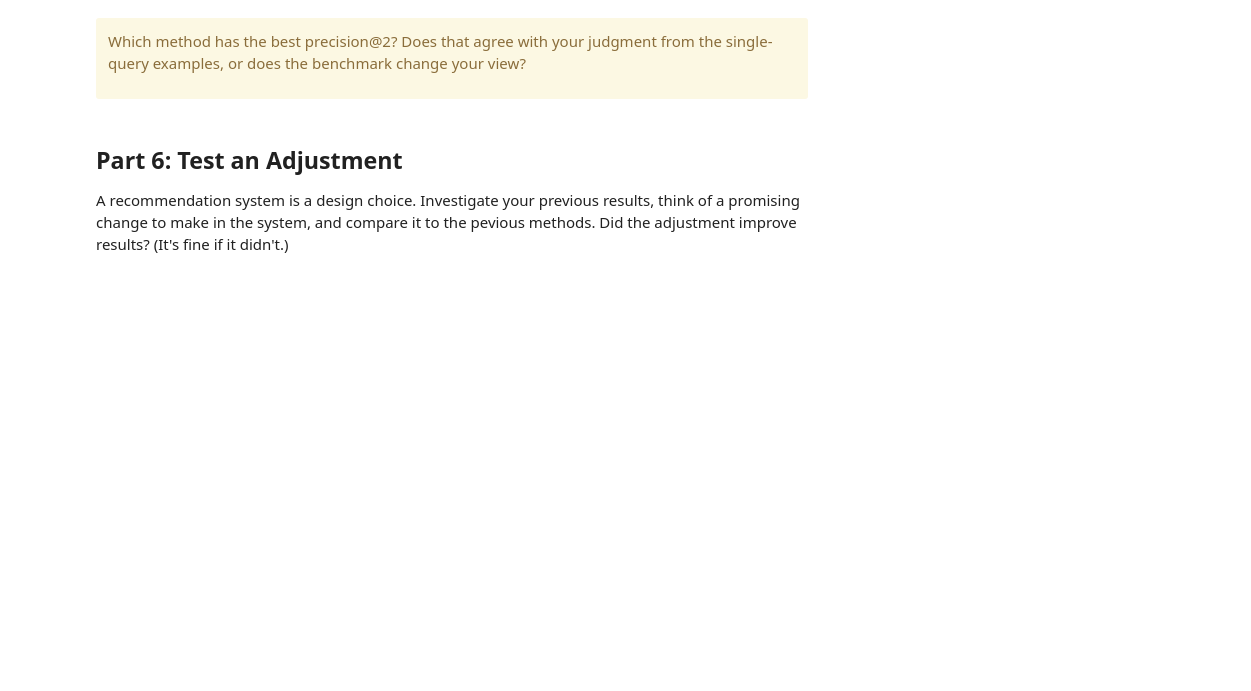
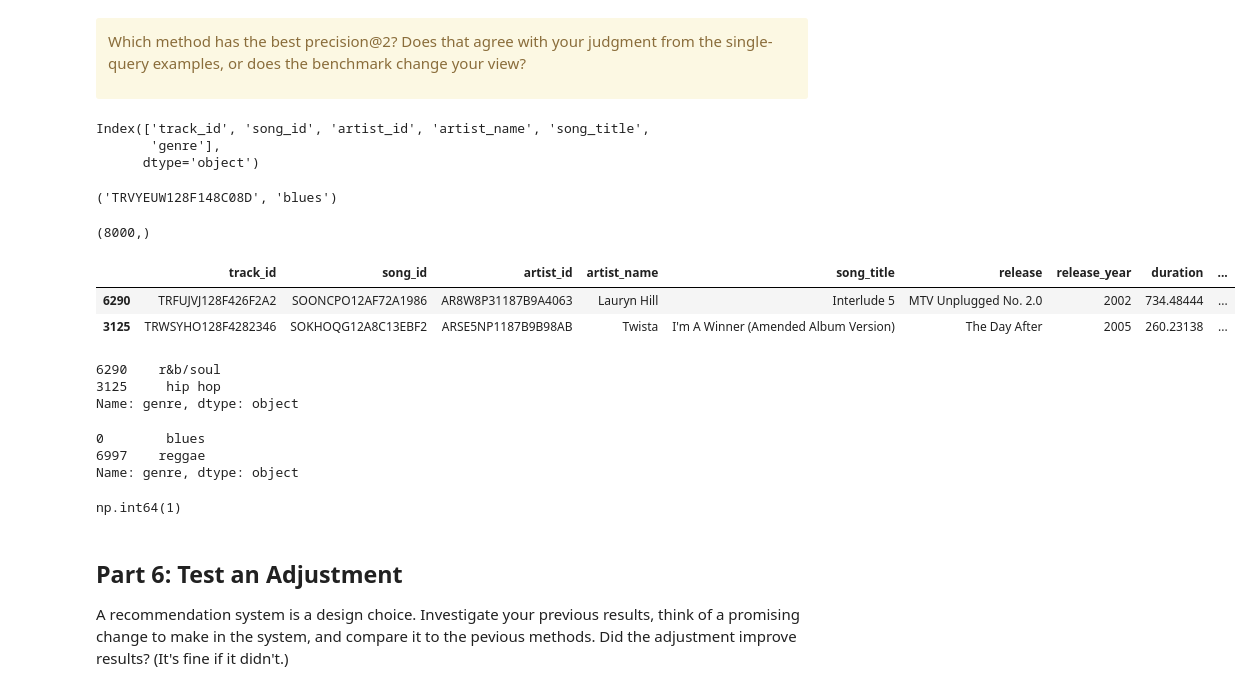
Before and after one commit to merasiaa/UU_F26_templates, a Jupyter notebook: Week02/Thursday Lab/lab_02.ipynb, the cells around one changed output. Drawn from its saved outputs; the diff is of its cells as text; code cells hidden in the pictures; blank space fills up the shorter version.

```diff
--- a/Week02/Thursday Lab/lab_02.ipynb
+++ b/Week02/Thursday Lab/lab_02.ipynb
@@ -338,6 +344,58 @@ The final score is **precision@2**: the share of recommendation slots that match
 Which method has the best precision@2? Does that agree with your judgment from the single-query examples, or does the benchmark change your view?
 
 </div>
+# %%
+top_40.head()
+top_40.columns
+# %% [output]
+Index(['track_id', 'song_id', 'artist_id', 'artist_name', 'song_title',
+       'genre'],
+      dtype='object')
+# %%
+query_track_id = top_40.iloc[0]["track_id"]
+query_genre = top_40.iloc[0]["genre"]
+
+query_track_id, query_genre
+# %% [output]
+('TRVYEUW128F148C08D', 'blues')
+# %%
+query_row = songs.index[songs["track_id"] == query_track_id][0]
+query = X[query_row]
+# %%
+query.shape
+dot_scores = X @ query
+dot_scores.shape
+# %% [output]
+(8000,)
+# %%
+dot_matches = top_matches(dot_scores, query_track_id, k=2, query_artist_id=query_artist_id)
+dot_matches
+# %% [output]
+|  | track_id | song_id | artist_id | artist_name | song_title | release | release_year | duration | ... |
+| 6290 | TRFUJVJ128F426F2A2 | SOONCPO12AF72A1986 | AR8W8P31187B9A4063 | Lauryn Hill | Interlude 5 | MTV Unplugged No. 2.0 | 2002 | 734.48444 | ... |
+| 3125 | TRWSYHO128F4282346 | SOKHOQG12A8C13EBF2 | ARSE5NP1187B9B98AB | Twista | I'm A Winner (Amended Album Version) | The Day After | 2005 | 260.23138 | ... |
+# %%
+dot_matches["genre"]
+# %% [output]
+6290    r&b/soul
+3125     hip hop
+Name: genre, dtype: object
+# %%
+cos_matches = top_matches(
+    cos_scores,
+    query_track_id,
+    k=2,
+    query_artist_id=query_artist_id
+)
+cos_matches["genre"]
+# %% [output]
+0        blues
+6997    reggae
+Name: genre, dtype: object
+# %%
+(cos_matches["genre"] == query_genre).sum()
+# %% [output]
+np.int64(1)
 # %% [markdown]
 ## Part 6: Test an Adjustment
 
```
Also changed, not shown: parts of 5 cells of this notebook, 2 other files.
